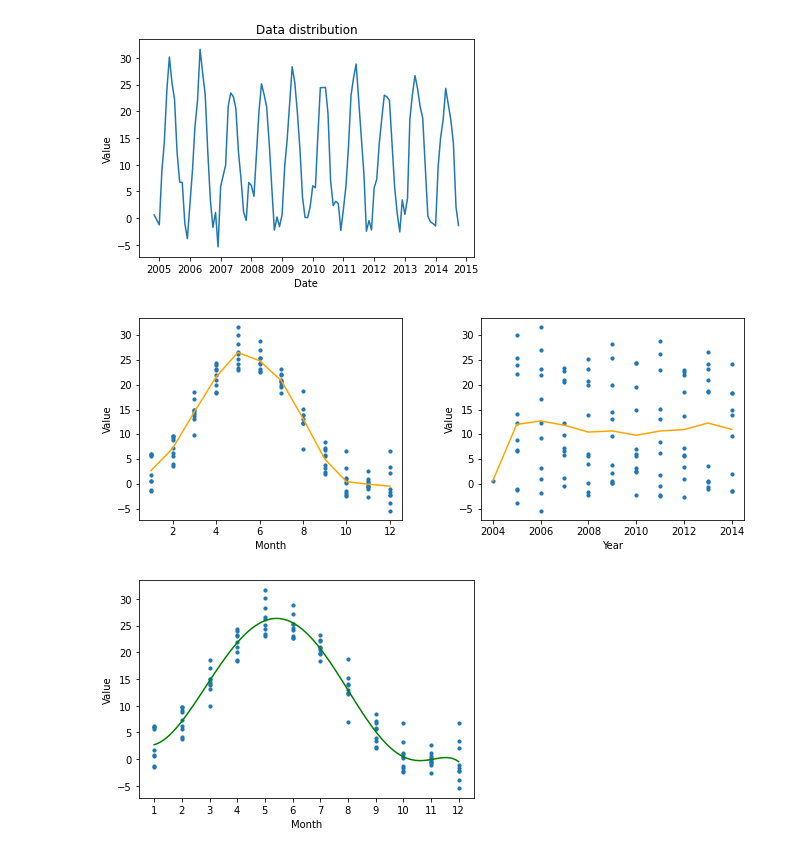
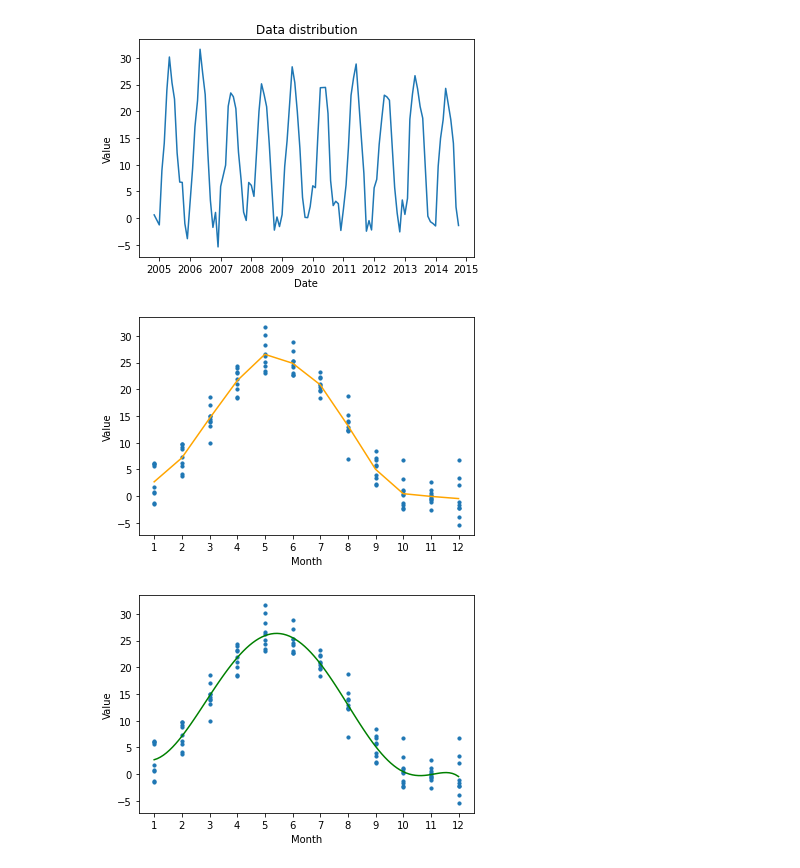
Before and after one commit to ritvikgupta199/ELL409-Assignment-1, a Jupyter notebook: time_series/analysis.ipynb, the cells around one changed output. Saved outputs shown, nothing was run; the diff lists cells and outputs as text; code cells hidden in the pictures.

```diff
--- a/time_series/analysis_2.ipynb
+++ b/time_series/analysis.ipynb
@@ -28,9 +30,19 @@ plt.show()
 # %% [output]
 [figure]
 # %%
+# For Scatter plots of data on the basis of month
 x_mon = [xi.month for xi in x]
 m_avg = [[] for i in range(12)]
 
 for (m, y_out) in zip(x_mon, y):
     m_avg[m-1].append(y_out)
 m_avg = [np.array(m).mean() for m in m_avg]
+
+plt.scatter(x_mon, y, s=10)
+plt.plot(range(1,13), m_avg, color='orange')
+plt.xlabel('Month')
+plt.ylabel('Value')
+plt.xticks(range(1,13))
+plt.show()
+# %% [output]
+[figure, added]
@@ -45,17 +49 @@ yr_avg = [np.array(yr).mean() for yr in yr_avg]
-# %%
-fig, axs = plt.subplots(1,2)
-axs = axs.ravel()
-
-axs[0].scatter(x_mon, y, s=10)
-axs[0].plot(range(1,13), m_avg, color='orange')
-axs[0].set(xlabel='Month', ylabel='Value')
-
-axs[1].scatter(x_yr, y, s=10)
-axs[1].plot(range(start_yr,start_yr+num_yrs), yr_avg, color='orange')
-axs[1].set(xlabel='Year', ylabel='Value')
-
-plt.subplots_adjust(left=0, bottom=0, right=1.4, top=0.7, wspace=0.3, hspace=0.4)
-plt.show()
-# %% [output]
-[figure, removed]
 # %%
```
Also changed, not shown: parts of 5 cells of this notebook, 6 other files.
